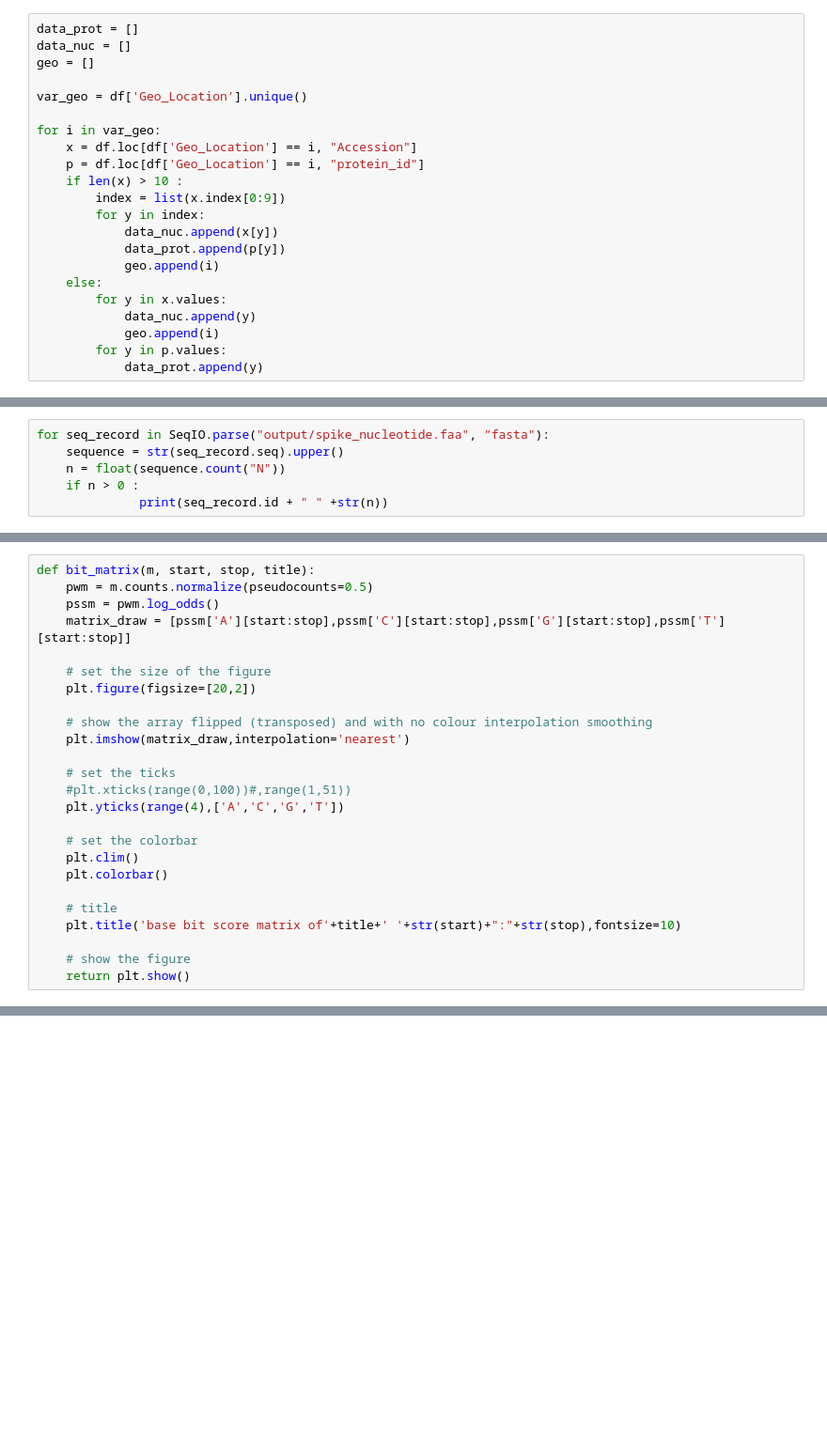
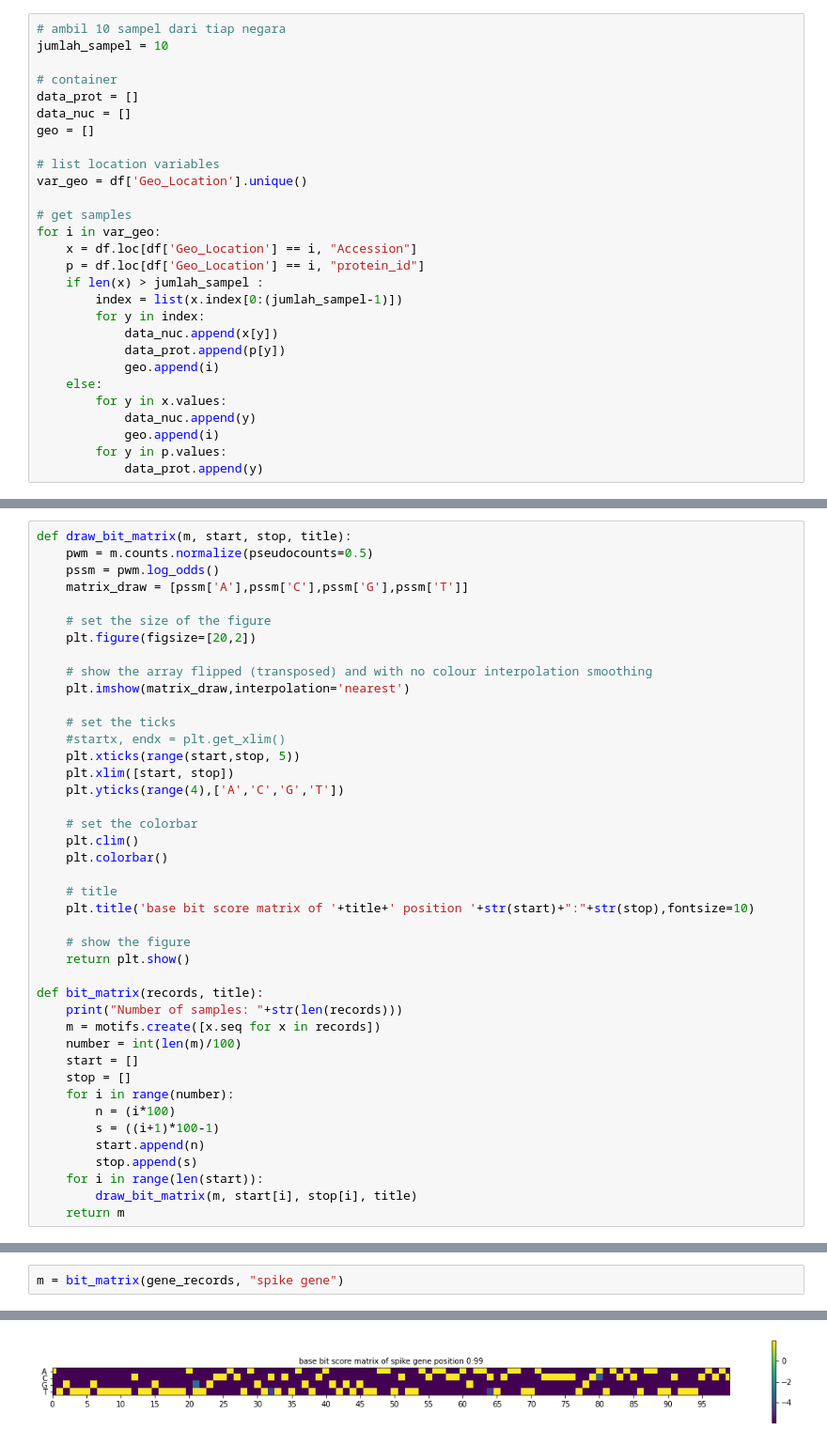
Before and after one commit to matinnuhamunada/ncov2019_ugm, a Jupyter notebook: spike_project/02_analysis.ipynb, the cells around one changed output, grey strips where cells are left out. Shown: that part at 94% size. Saved outputs shown, nothing was run; the diff lists cells and outputs as text; blank space fills up the shorter version.

```diff
--- a/spike_project/02_analysis.ipynb
+++ b/spike_project/02_analysis.ipynb
@@ -27,15 +54,21 @@ Name: Geo_Location, dtype: int64
 # %%
+# ambil 10 sampel dari tiap negara
+jumlah_sampel = 10
+
+# container
 data_prot = []
 data_nuc = []
 geo = []
 
+# list location variables
 var_geo = df['Geo_Location'].unique()
 
+# get samples
 for i in var_geo:
     x = df.loc[df['Geo_Location'] == i, "Accession"]
     p = df.loc[df['Geo_Location'] == i, "protein_id"]
-    if len(x) > 10 :
-        index = list(x.index[0:9])
+    if len(x) > jumlah_sampel :
+        index = list(x.index[0:(jumlah_sampel-1)])
         for y in index:
             data_nuc.append(x[y])
             data_prot.append(p[y])
@@ -93,9 +128,3 @@ for n in data_prot:
 SeqIO.write(protein_records, "output/spike_protein.faa", "fasta")
 # %% [output]
 130
-# %%
-for seq_record in SeqIO.parse("output/spike_nucleotide.faa", "fasta"):
-    sequence = str(seq_record.seq).upper()
-    n = float(sequence.count("N"))
-    if n > 0 :
-              print(seq_record.id + " " +str(n))
@@ -116,8 +131,8 @@ import numpy as np
 # %%
-def bit_matrix(m, start, stop, title):
+def draw_bit_matrix(m, start, stop, title):
     pwm = m.counts.normalize(pseudocounts=0.5)
     pssm = pwm.log_odds()
-    matrix_draw = [pssm['A'][start:stop],pssm['C'][start:stop],pssm['G'][start:stop],pssm['T'][start:stop]]
+    matrix_draw = [pssm['A'],pssm['C'],pssm['G'],pssm['T']]
 
     # set the size of the figure
     plt.figure(figsize=[20,2])
@@ -126,7 +141,9 @@ def bit_matrix(m, start, stop, title):
     plt.imshow(matrix_draw,interpolation='nearest')
 
     # set the ticks
-    #plt.xticks(range(0,100))#,range(1,51))
+    #startx, endx = plt.get_xlim()
+    plt.xticks(range(start,stop, 5))
+    plt.xlim([start, stop])
     plt.yticks(range(4),['A','C','G','T'])
 
     # set the colorbar
@@ -134,7 +151,22 @@ def bit_matrix(m, start, stop, title):
     plt.colorbar()
 
     # title
-    plt.title('base bit score matrix of'+title+' '+str(start)+":"+str(stop),fontsize=10)
+    plt.title('base bit score matrix of '+title+' position '+str(start)+":"+str(stop),fontsize=10)
 
     # show the figure
     return plt.show()
+
+def bit_matrix(records, title):
+    print("Number of samples: "+str(len(records)))
+    m = motifs.create([x.seq for x in records])
+    number = int(len(m)/100)
+    start = []
+    stop = []
+    for i in range(number):
+        n = (i*100)
+        s = ((i+1)*100-1)
+        start.append(n)
+        stop.append(s)
+    for i in range(len(start)):
+        draw_bit_matrix(m, start[i], stop[i], title)
+    return m
@@ -166,0 +176,3 @@ for i in range(len(start)):
+# %%
+m = bit_matrix(gene_records, "spike gene")
+# %% [output]
@@ -166,0 +180 @@ for i in range(len(start)):
+[figure, added]
```
Also changed, not shown: parts of 15 cells of this notebook.
